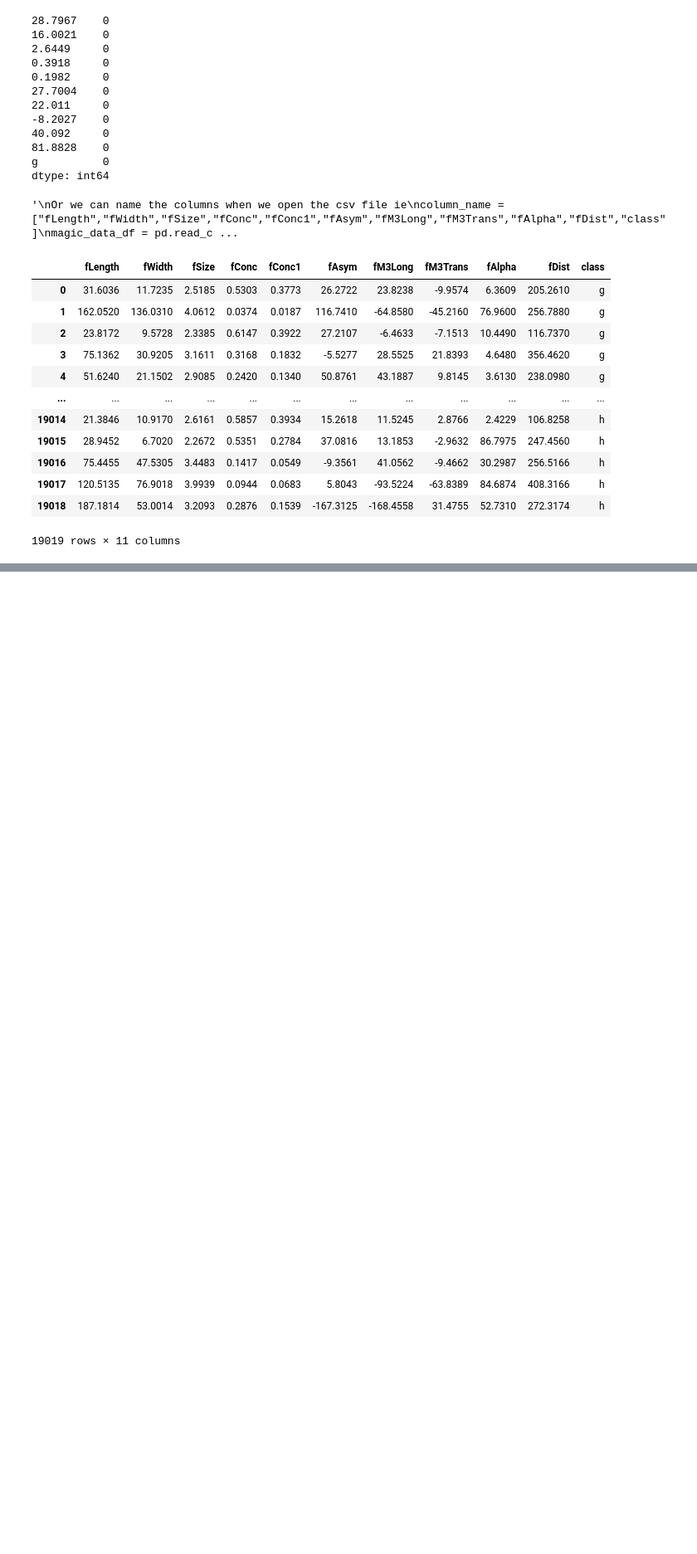
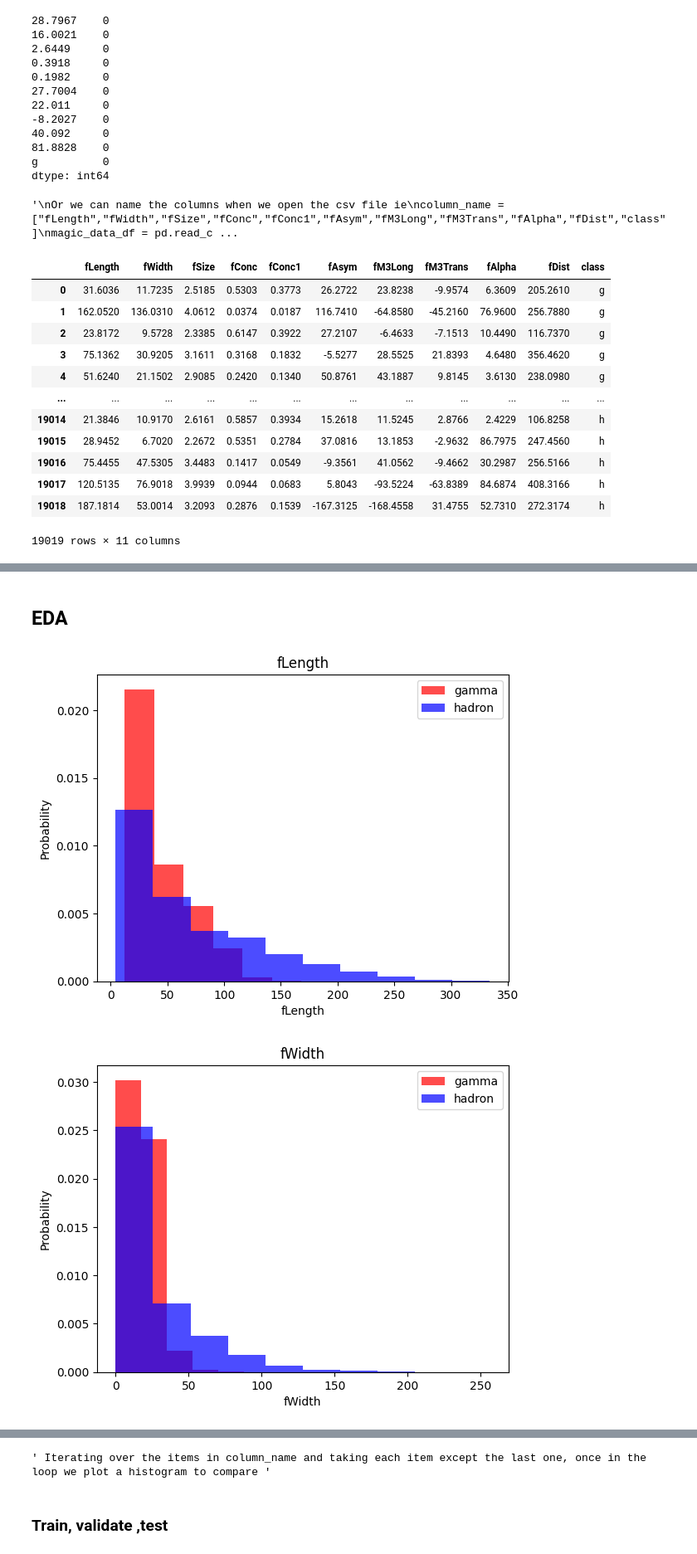
Before and after one commit to reinhardraduma/Magic_Gamma, a Jupyter notebook: data_preprocessing.ipynb, the cells around one changed output, grey strips where cells are left out. Shown: that part at 83% size. Saved outputs shown, nothing was run; the diff lists cells and outputs as text; code cells hidden in the pictures; blank space fills up the shorter version.

```diff
--- a/data_preprocessing.ipynb
+++ b/data_preprocessing.ipynb
@@ -119,0 +122,18 @@ df
+# %% [markdown]
+## EDA
+# %%
+for item in column_name[:-1]:
+    plt.hist(df[df["class"]==1][item], color="red",label="gamma",alpha = 0.7, density=True)
+    plt.hist(df[df["class"]==0][item], color="blue",label="hadron",alpha = 0.7, density=True)
+    plt.title(item)
+    plt.ylabel("Probability")
+    plt.xlabel(item)
+    plt.legend()
+    plt.show()
+""" Iterating over the items in column_name and taking each item except the last one, once
+in the loop we plot a histogram to show the distribution of each column name and how it relates to
+gamma or hadron as we are filtering data for each (df[df["class"]==1]) and then we take the columns named by the current item ie [item]
+density=True normalizes the histogram so that the area under the histogram = 1."""
+# %% [output]
+[figure, added]
+[figure, added]
@@ -119,0 +148,3 @@ df
+' Iterating over the items in column_name and taking each item except the last one, once in the loop we plot a histogram to compare '
+# %% [markdown]
+### Train, validate ,test
```
Also changed, not shown: parts of 8 cells of this notebook.
